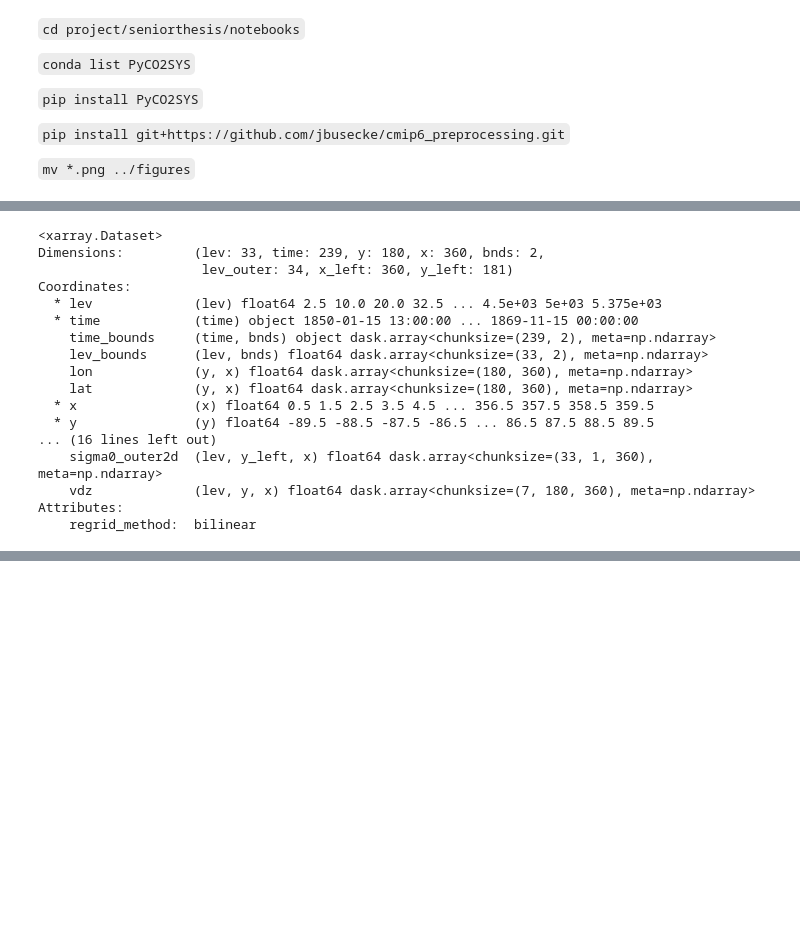
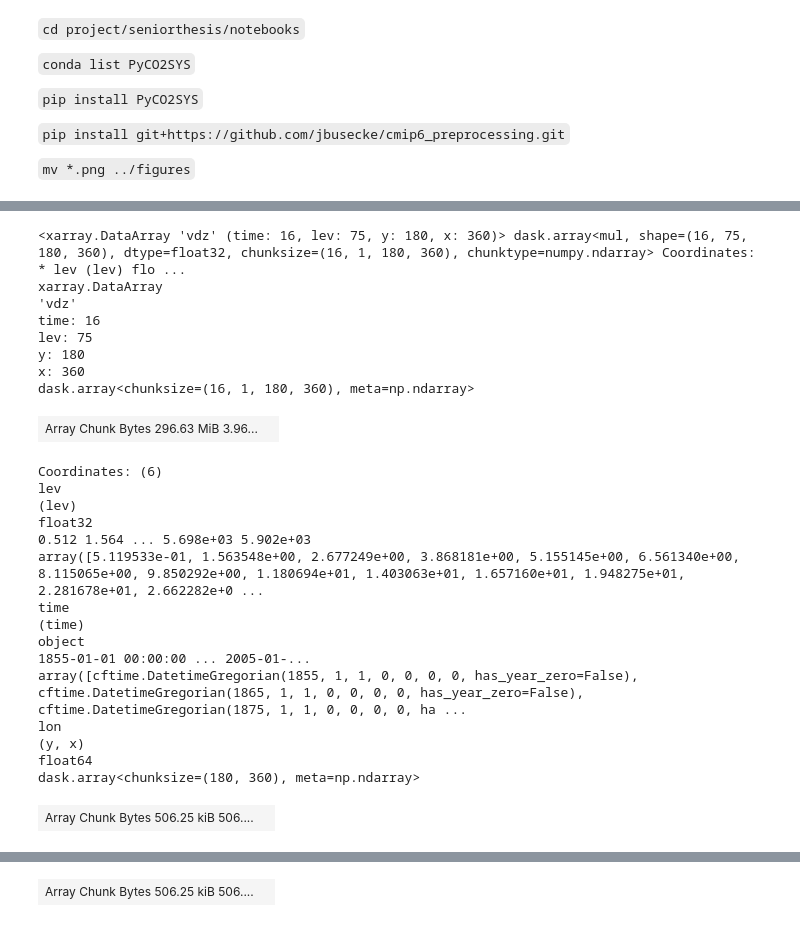
Before and after one commit to abby-baskind/seniorthesis, a Jupyter notebook: notebooks/practice_overturning.ipynb, the cells around one changed output, grey strips where cells are left out. Drawn from its saved outputs; the diff is of its cells as text; code cells hidden in the pictures; blank space fills up the shorter version.

```diff
--- a/notebooks/practice_overturning.ipynb
+++ b/notebooks/practice_overturning.ipynb
@@ -43,0 +91,3 @@ def pick_first_member(ds_list, **kwargs):
+# %%
+ds = dd_vo['IPSL-CM6A-LR.gn.historical.Odec']
+ds
@@ -345,31 +268,31 @@ To avoid creating the large chunks, set the option
 
 > `sigma0_outer2d`
 # %%
-dd = {}
+
 target = np.linspace(26, 28, 60)
 
-for name, ds in dd_CESM2FV2.items():
+# for name, ds in dd_CESM2FV2.items():
 
     # Get center and outer z coords
-    ds['lev'] = ds['lev_bounds'].mean('bnds').values
-    ds['lev_outer'] = np.append(ds['lev_bounds'].isel(bnds=0),ds['lev_bounds'].isel(lev=-1,bnds=-1))
+ds['lev'] = ds['lev_bounds'].mean('bnds').values
+ds['lev_outer'] = np.append(ds['lev_bounds'].isel(bnds=0),ds['lev_bounds'].isel(lev=-1,bnds=-1))
 
     # Generate xgcm grid
     # I think it is ok to overwrite xgrid since everything I need xgrid for is in this cell block
-    ds,xgrid = get_xgcm_special(ds,periodic='X')
+ds,xgrid = get_xgcm_special(ds,periodic='X')
+
+xgrid_gm = Grid(ds, coords={'Z': {'center':'lev','outer':'lev_outer'}}, periodic=False)
 
     # Create a 3d version of dz
-    ds['dz3d']=ds['dz']*xr.ones_like(ds['vo'])
+ds['dz3d']=ds['dz']*xr.ones_like(ds['vo'])
 
     # Interpolate thetao onto lev_outer
-    ds['sigma0_outer3d'] = xgrid.interp(ds['sigma0'], 'Z', boundary='fill')
-    ds['sigma0_outer2d'] = xgrid.interp(ds['sigma0'], 'Y', boundary='fill')
+ds['sigma0_outer'] = xgrid_gm.interp(ds['sigma0'], 'Z', boundary='fill')
+    # ds['sigma0_outer2d'] = xgrid_gm.interp(ds['sigma0'], 'Y', boundary='fill')
 
     # Need to chunk in lev_outer dimension otherwise transform gets upset
-    ds = ds.chunk({'lev_outer':-1})
-    dd[name] = ds
+ds = ds.chunk({'lev_outer':-1})
 
-
-dd[name]
+ds
 # %% [output]
 <xarray.Dataset>
@@ -441,4 +338,0 @@ Attributes: (0)
-# %%
-ds = dd['CESM2-FV2.gr.historical.Omon']
-# ds['vo'] = ds.vo.mean('time', keep_attrs = True)
-dd[name].vo
@@ -489,22 +339,31 @@ Attributes: (0)
 # %%
-ds['vdz'] = ds.vo * ds.dz
 
-dd[name]
+ds['vdz'] = (ds.vo * ds.dz)
+
+ds.vdz
 # %% [output]
-<xarray.Dataset>
-Dimensions:         (lev: 33, time: 239, y: 180, x: 360, bnds: 2,
-                     lev_outer: 34, x_left: 360, y_left: 181)
-Coordinates:
-  * lev             (lev) float64 2.5 10.0 20.0 32.5 ... 4.5e+03 5e+03 5.375e+03
-  * time            (time) object 1850-01-15 13:00:00 ... 1869-11-15 00:00:00
-    time_bounds     (time, bnds) object dask.array<chunksize=(239, 2), meta=np.ndarray>
-    lev_bounds      (lev, bnds) float64 dask.array<chunksize=(33, 2), meta=np.ndarray>
-    lon             (y, x) float64 dask.array<chunksize=(180, 360), meta=np.ndarray>
-    lat             (y, x) float64 dask.array<chunksize=(180, 360), meta=np.ndarray>
-  * x               (x) float64 0.5 1.5 2.5 3.5 4.5 ... 356.5 357.5 358.5 359.5
-  * y               (y) float64 -89.5 -88.5 -87.5 -86.5 ... 86.5 87.5 88.5 89.5
-... (16 lines left out)
-    sigma0_outer2d  (lev, y_left, x) float64 dask.array<chunksize=(33, 1, 360), meta=np.ndarray>
-    vdz             (lev, y, x) float64 dask.array<chunksize=(7, 180, 360), meta=np.ndarray>
-Attributes:
-    regrid_method:  bilinear
+<xarray.DataArray 'vdz' (time: 16, lev: 75, y: 180, x: 360)> dask.array<mul, shape=(16, 75, 180, 360), dtype=float32, chunksize=(16, 1, 180, 360), chunktype=numpy.ndarray> Coordinates: * lev (lev) flo ...
+xarray.DataArray
+'vdz'
+time: 16
+lev: 75
+y: 180
+x: 360
+dask.array<chunksize=(16, 1, 180, 360), meta=np.ndarray>
+| Array Chunk Bytes 296.63 MiB 3.96... |  |
+Coordinates: (6)
+lev
+(lev)
+float32
+0.512 1.564 ... 5.698e+03 5.902e+03
+array([5.119533e-01, 1.563548e+00, 2.677249e+00, 3.868181e+00, 5.155145e+00, 6.561340e+00, 8.115065e+00, 9.850292e+00, 1.180694e+01, 1.403063e+01, 1.657160e+01, 1.948275e+01, 2.281678e+01, 2.662282e+0 ...
+time
+(time)
+object
+1855-01-01 00:00:00 ... 2005-01-...
+array([cftime.DatetimeGregorian(1855, 1, 1, 0, 0, 0, 0, has_year_zero=False), cftime.DatetimeGregorian(1865, 1, 1, 0, 0, 0, 0, has_year_zero=False), cftime.DatetimeGregorian(1875, 1, 1, 0, 0, 0, 0, ha ...
+lon
+(y, x)
+float64
+dask.array<chunksize=(180, 360), meta=np.ndarray>
+| Array Chunk Bytes 506.25 kiB 506.... |  |
@@ -510,0 +376 @@ Attributes:
+| Array Chunk Bytes 506.25 kiB 506.... |  |
```
Also changed, not shown: parts of 41 cells of this notebook.
